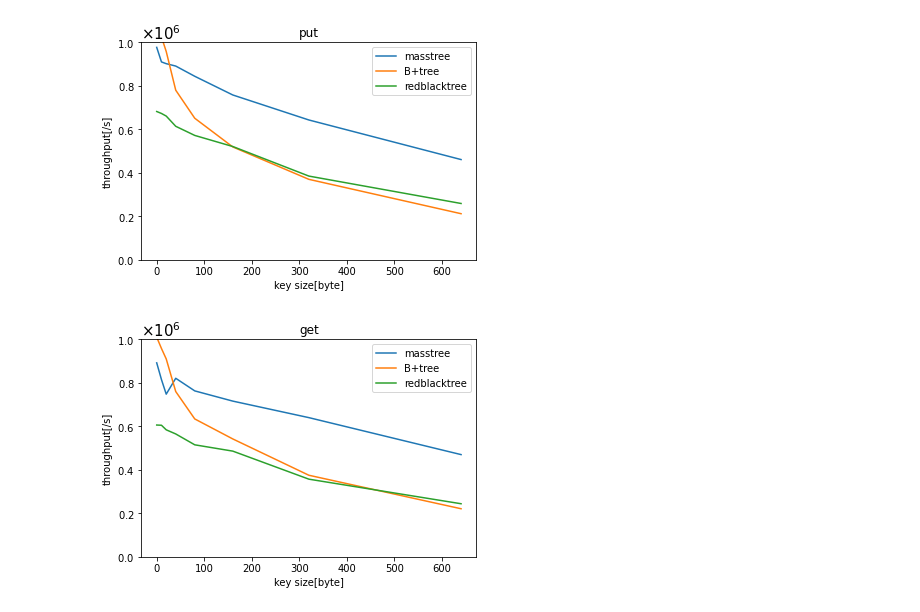
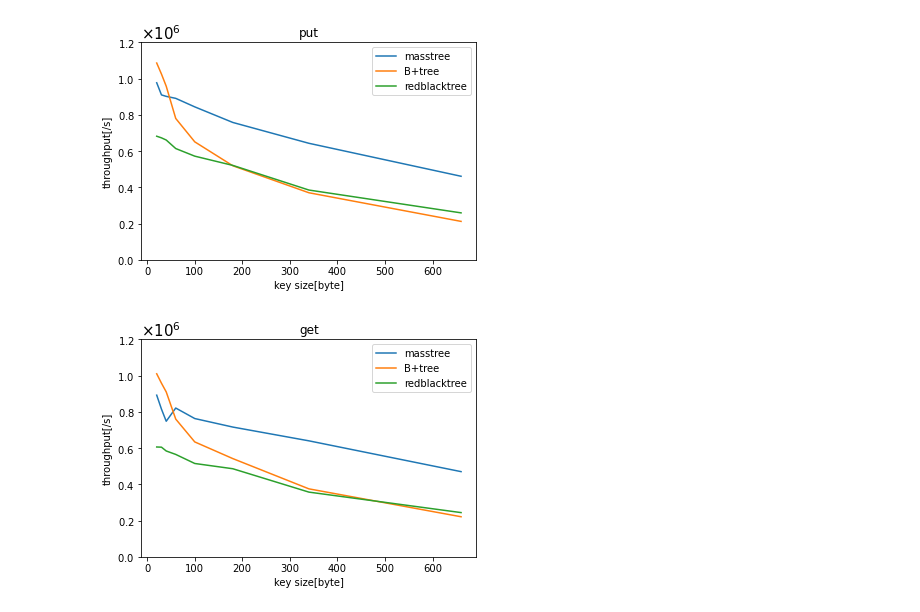
Before and after one commit to okudahi/miniproject, a Jupyter notebook: plot.ipynb, the cells around one changed output. Saved outputs shown, nothing was run; the diff lists cells and outputs as text; code cells hidden in the pictures.

```diff
--- a/plot.ipynb
+++ b/plot.ipynb
@@ -6,6 +6,7 @@ from matplotlib import pyplot
 import matplotlib.ticker as ptick
 
 size_array = [0, 10, 20, 40, 80, 160, 320, 640]
+
 #size_array = [0,80,640]
 def makefigure(operation):
     results_mass = []
@@ -21,45 +22,46 @@ def makefigure(operation):
     if(operation == 3):
         op = "delete"
 
-
+    xaxis = []
     for sz in size_array:
         df = pd.read_csv("data/"+str(sz)+'prefix_20random(substring_removed).csv')
         results_mass += df['Masstree'].values.tolist()
         results_b += df['B+tree'].values.tolist()
         results_rb += df['RedBlackTree'].values.tolist()
         results_hm += df['HashMap'].values.tolist()
+        xaxis.append(sz + 20)
 
     result_mass = []
     result_b = []
     result_rb = []
     result_hm = []
 
     # put
     for i in range(len(size_array)):
         result_mass.append(results_mass[i*4+operation])
         result_b.append(results_b[i*4+operation])
         result_rb.append(results_rb[i*4+operation])
         result_hm.append(results_hm[i*4+operation])
     fig = pyplot.figure()
     ax = fig.add_subplot(111)
     ax.yaxis.set_major_formatter(ptick.ScalarFormatter(useMathText=True))
     ax.yaxis.offsetText.set_fontsize(15)
     ax.ticklabel_format(style='sci',axis='y',scilimits=(0,0))
     pyplot.title(op)
     pyplot.xlabel('key size[byte]')
     pyplot.ylabel('throughput[/s]')
-    pyplot.plot(size_array, result_mass, label='masstree')
-    pyplot.plot(size_array, result_b, label='B+tree')
-    pyplot.plot(size_array, result_rb, label='redblacktree')
-    #pyplot.plot(size_array, result_hm, label='hashmap')
+    pyplot.plot(xaxis, result_mass, label='masstree')
+    pyplot.plot(xaxis, result_b, label='B+tree')
+    pyplot.plot(xaxis, result_rb, label='redblacktree')
+    #pyplot.plot(xaxis, result_hm, label='hashmap')
     pyplot.legend()
-    pyplot.ylim(0,1000000)
+    pyplot.ylim(0,1100000)
     pyplot.savefig("graphs/" + op + "_10000000keys_new.svg")
     pyplot.show()
 makefigure(0)
 makefigure(1)
 #makefigure(2)
 #makefigure(3)
 # %% [output]
-[figure, old version]
+[figure, new version]
-[figure, old version]
+[figure, new version]
```
Also changed, not shown: 2 other files.
